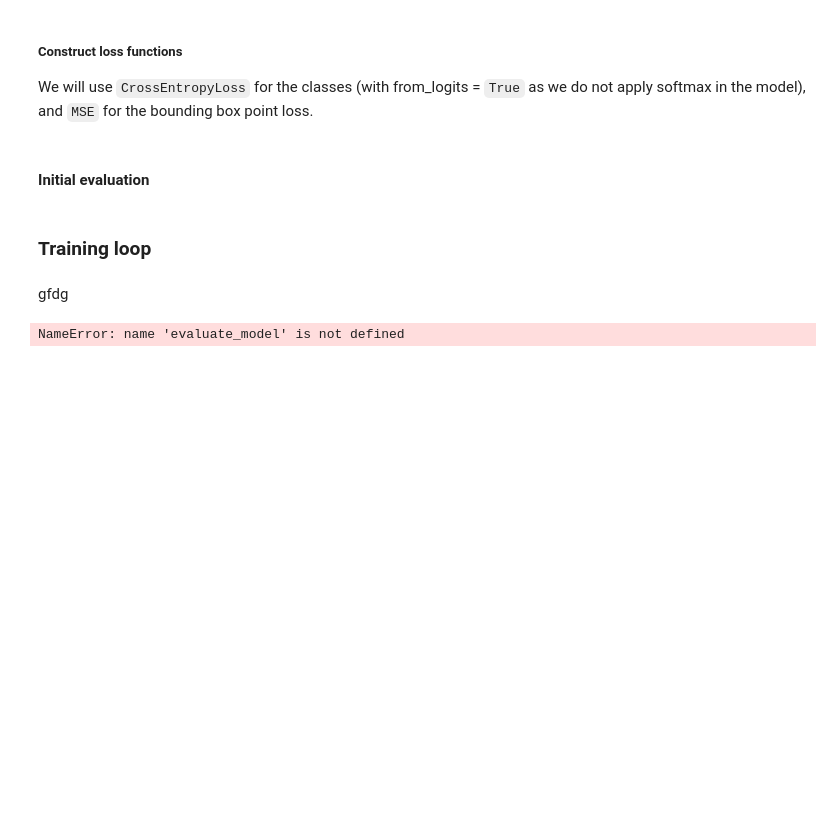
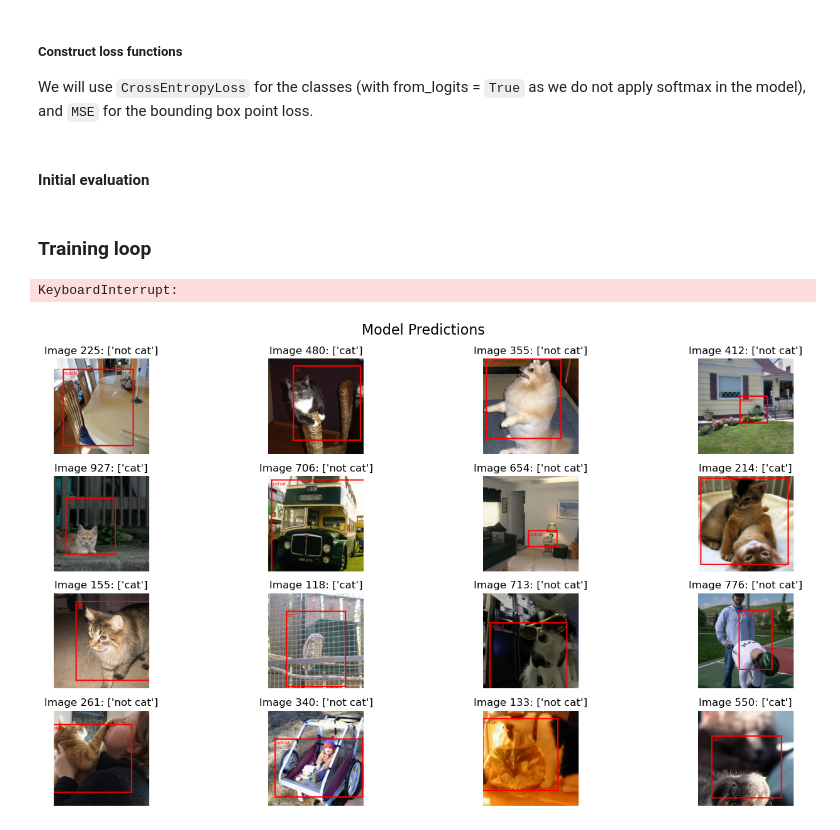
Before and after one commit to Jonathm126/Project_DL_CV, a Jupyter notebook: notebooks/01_single_class_single_instance_train.ipynb, the cells around one changed output. Saved outputs shown, nothing was run; the diff lists cells and outputs as text; code cells hidden in the pictures; blank space fills up the shorter version.

Commit message:
model works?

```diff
--- a/notebooks/01_single_class_single_instance_train.ipynb
+++ b/notebooks/01_single_class_single_instance_train.ipynb
@@ -220,2 +226,4 @@ lr_scheduler.step()
 # %%
-trainer.train()
+trainer.train(max_epochs)
+# %% [output]
+KeyboardInterrupt:
@@ -236,6 +230,4 @@ print(p.key_averages().table(sort_by="cuda_time_total", row_limit=10))
-# %% [markdown]
-gfdg
 # %%
-evaluate_model(model, val_dataset, 8, device=device)
+evaluate_model(model, val_dataset, 4 * 4, device=device)
 # %% [output]
-NameError: name 'evaluate_model' is not defined
+[figure, added]
```
Also changed, not shown: parts of 12 cells of this notebook, 44 other files.
